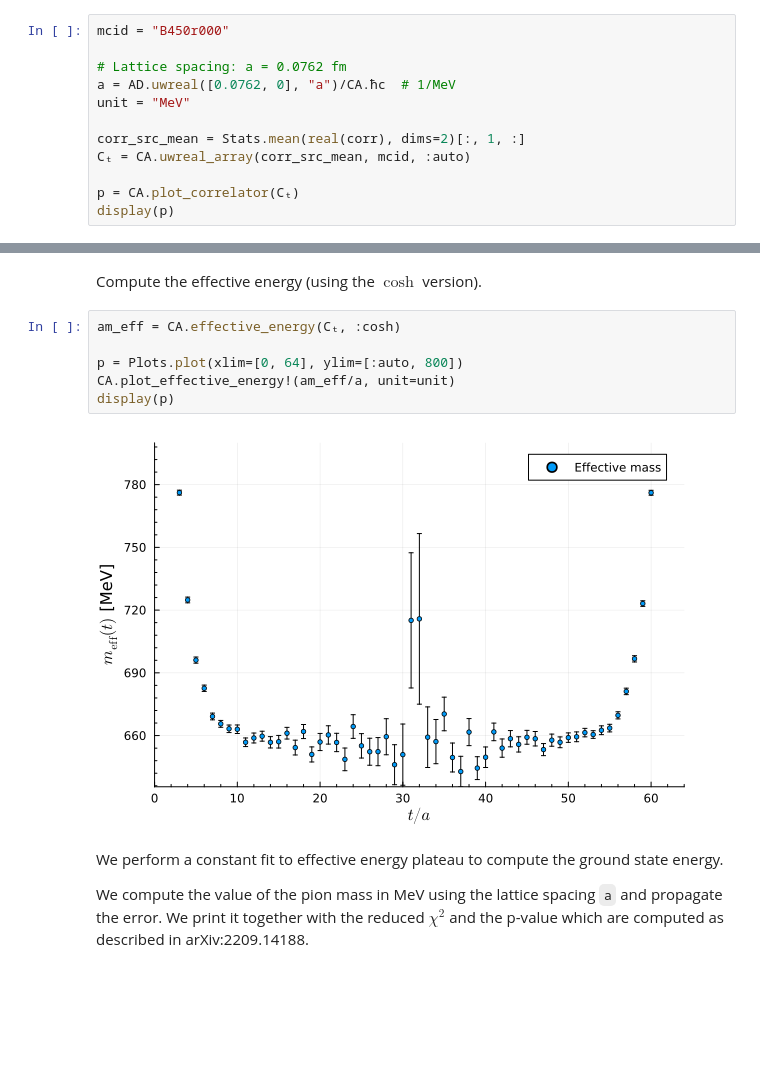
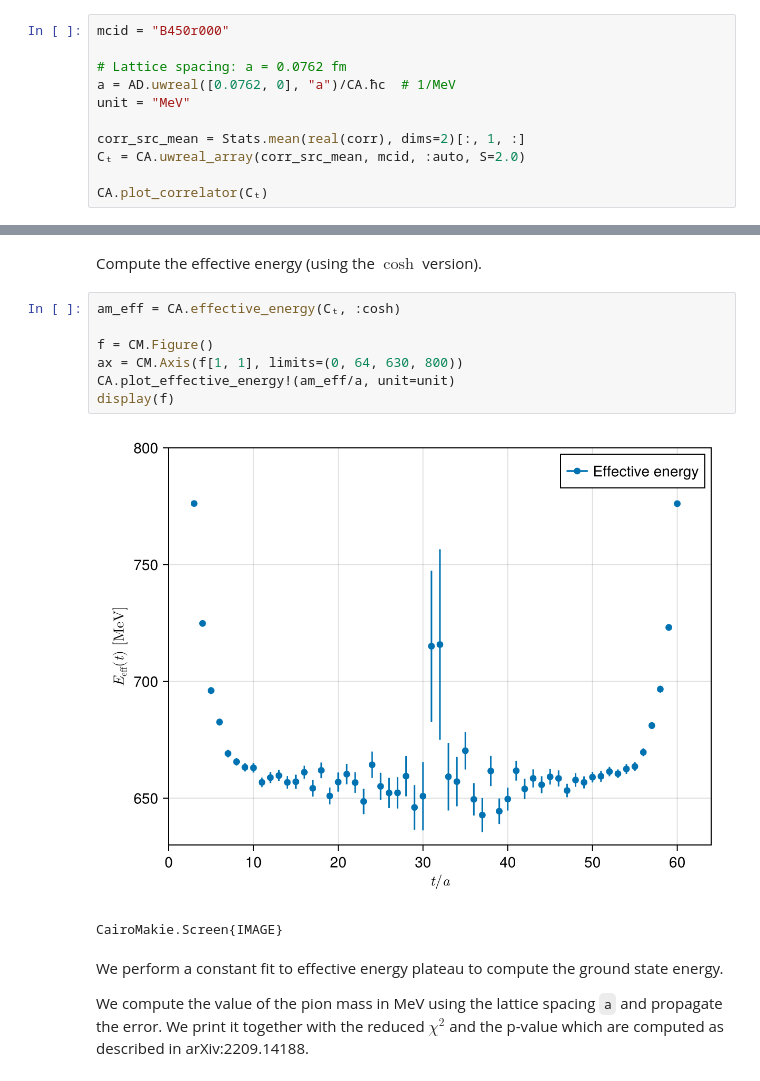
Before and after one commit to ResStump/CorrelatorAnalysis.jl, a Jupyter notebook: examples/correlator_analysis.ipynb, the cells around one changed output, grey strips where cells are left out. Cells and saved outputs as stored; diff of their text form; blank space fills up the shorter version.

```diff
--- a/examples/correlator_analysis.ipynb
+++ b/examples/correlator_analysis.ipynb
@@ -30,8 +33,7 @@ a = AD.uwreal([0.0762, 0], "a")/CA.ħc  # 1/MeV
 unit = "MeV"
 
 corr_src_mean = Stats.mean(real(corr), dims=2)[:, 1, :]
-Cₜ = CA.uwreal_array(corr_src_mean, mcid, :auto)
+Cₜ = CA.uwreal_array(corr_src_mean, mcid, :auto, S=2.0)
 
-p = CA.plot_correlator(Cₜ)
-display(p)
+CA.plot_correlator(Cₜ)
 # %% [output]
@@ -47,11 +49,13 @@ Compute the effective energy (using the $\cosh$ version).
 # %%
 am_eff = CA.effective_energy(Cₜ, :cosh)
 
-p = Plots.plot(xlim=[0, 64], ylim=[:auto, 800])
+f = CM.Figure()
+ax = CM.Axis(f[1, 1], limits=(0, 64, 630, 800))
 CA.plot_effective_energy!(am_eff/a, unit=unit)
-display(p)
+display(f)
 # %% [output]
-[figure, old version]
+[figure, new version]
+CairoMakie.Screen{IMAGE}
 # %% [markdown]
 We perform a constant fit to effective energy plateau to compute the ground state energy.
 
```
Also changed, not shown: parts of 10 cells of this notebook, 6 other files.
